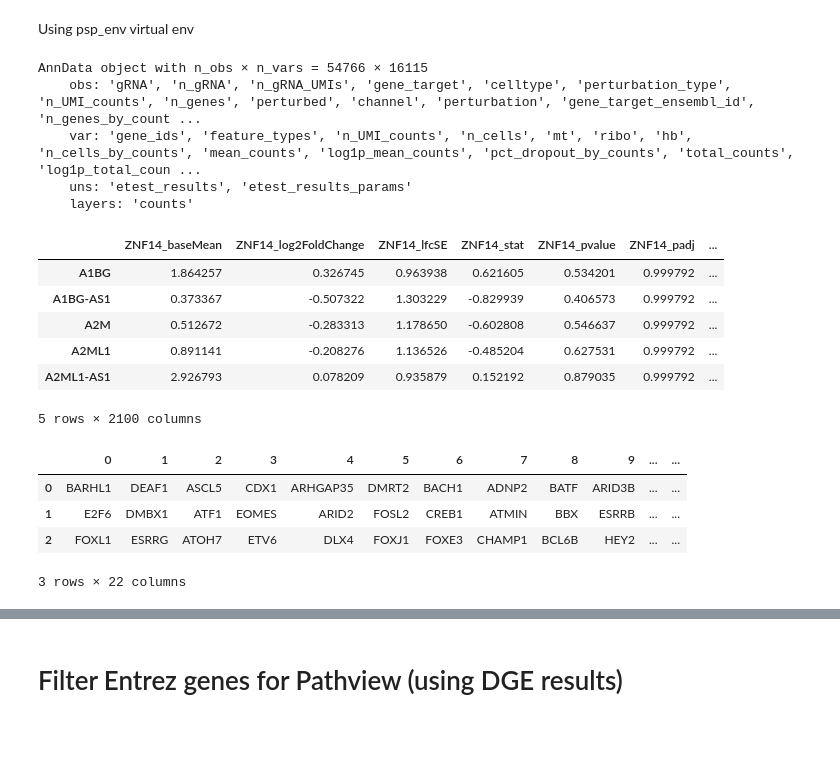
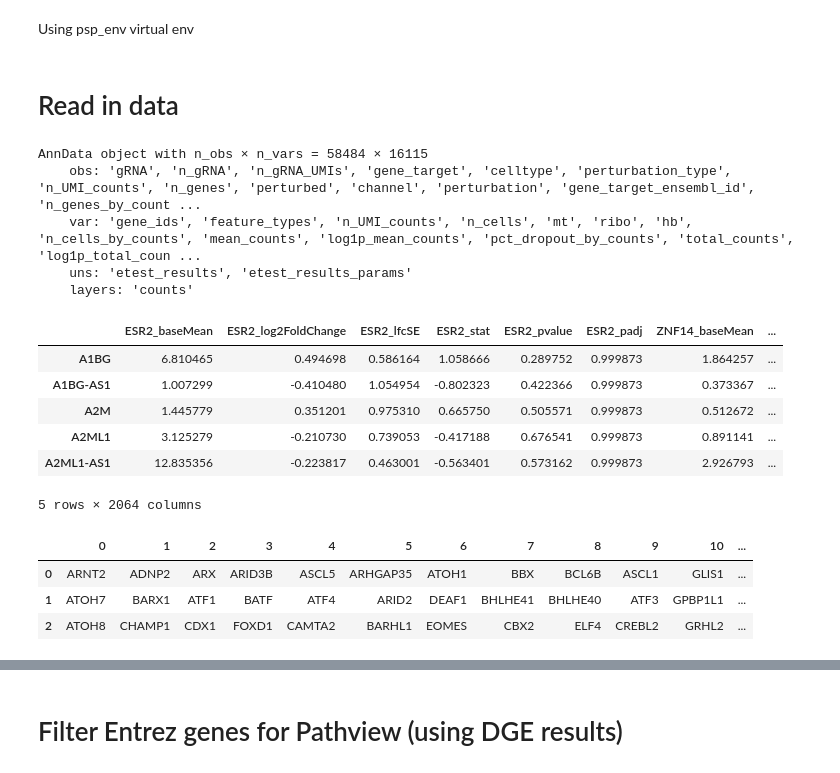
Before and after one commit to subramaniam-lab-ucsd/tf-project, a Jupyter notebook: tf_project_analysis.ipynb, the cells around one changed output, grey strips where cells are left out. Cells and saved outputs as stored; diff of their text form; code cells hidden in the pictures; blank space fills up the shorter version.

```diff
--- a/tf_project_analysis.ipynb
+++ b/tf_project_analysis.ipynb
@@ -33,38 +33,39 @@ import matplotlib.pyplot as plt
 import seaborn as sns
 sns.set_style("white")
 from biothings_client import get_client
+# %% [markdown]
+# Read in data
 # %%
-filepath = "/home/ranwyl/data_tf_project/KOLF_Pan_Genome_Alpha_CPMnorm_KD_ETest_Gene_gRNA_Filtered.h5ad"
+filepath = "/home/ranwyl/data_tf_project/KOLF_Pan_Genome_Alpha_CPMnorm_KD_ETest_Gene_gRNA25_Filtered.h5ad"
 adata = psp.utils.read_anndata(filepath)
 adata
 # %% [output]
-AnnData object with n_obs × n_vars = 54766 × 16115
+AnnData object with n_obs × n_vars = 58484 × 16115
     obs: 'gRNA', 'n_gRNA', 'n_gRNA_UMIs', 'gene_target', 'celltype', 'perturbation_type', 'n_UMI_counts', 'n_genes', 'perturbed', 'channel', 'perturbation', 'gene_target_ensembl_id', 'n_genes_by_count ...
     var: 'gene_ids', 'feature_types', 'n_UMI_counts', 'n_cells', 'mt', 'ribo', 'hb', 'n_cells_by_counts', 'mean_counts', 'log1p_mean_counts', 'pct_dropout_by_counts', 'total_counts', 'log1p_total_coun ...
     uns: 'etest_results', 'etest_results_params'
     layers: 'counts'
 # %%
-filepath_pkl = "/home/ranwyl/results_tf_project/DE_results_matched_gene_target_DGE_GSEA_filt_lfc_shrink_renamed.pkl"
+filepath_pkl = "/home/ranwyl/results_tf_project/KOLF_DE_results_KD_shrunk_4-16-26_renamed.pkl"
 de_results = pd.read_pickle(filepath_pkl)
 de_results.head()
 # %% [output]
-|  | ZNF14_baseMean | ZNF14_log2FoldChange | ZNF14_lfcSE | ZNF14_stat | ZNF14_pvalue | ZNF14_padj | ... |
-| A1BG | 1.864257 | 0.326745 | 0.963938 | 0.621605 | 0.534201 | 0.999792 | ... |
-| A1BG-AS1 | 0.373367 | -0.507322 | 1.303229 | -0.829939 | 0.406573 | 0.999792 | ... |
-| A2M | 0.512672 | -0.283313 | 1.178650 | -0.602808 | 0.546637 | 0.999792 | ... |
-| A2ML1 | 0.891141 | -0.208276 | 1.136526 | -0.485204 | 0.627531 | 0.999792 | ... |
-| A2ML1-AS1 | 2.926793 | 0.078209 | 0.935879 | 0.152192 | 0.879035 | 0.999792 | ... |
+|  | ESR2_baseMean | ESR2_log2FoldChange | ESR2_lfcSE | ESR2_stat | ESR2_pvalue | ESR2_padj | ZNF14_baseMean | ... |
+| A1BG | 6.810465 | 0.494698 | 0.586164 | 1.058666 | 0.289752 | 0.999873 | 1.864257 | ... |
+| A1BG-AS1 | 1.007299 | -0.410480 | 1.054954 | -0.802323 | 0.422366 | 0.999873 | 0.373367 | ... |
+| A2M | 1.445779 | 0.351201 | 0.975310 | 0.665750 | 0.505571 | 0.999873 | 0.512672 | ... |
+| A2ML1 | 3.125279 | -0.210730 | 0.739053 | -0.417188 | 0.676541 | 0.999873 | 0.891141 | ... |
+| A2ML1-AS1 | 12.835356 | -0.223817 | 0.463001 | -0.563401 | 0.573162 | 0.999873 | 2.926793 | ... |
-5 rows × 2100 columns
+5 rows × 2064 columns
 # %%
-leiden_clusters_filepath = "/home/ranwyl/output_files_tf_project/leiden_clusters_2-18-26.csv"
+leiden_clusters_filepath = "/home/ranwyl/output_files_tf_project/KOLF_leiden_clusters_4-16-26.csv"
 leiden_clusters = pd.read_csv(leiden_clusters_filepath, header=0, index_col=0)
 leiden_clusters.head(3)
 # %% [output]
-|  | 0 | 1 | 2 | 3 | 4 | 5 | 6 | 7 | 8 | 9 | ... | ... |
-| 0 | BARHL1 | DEAF1 | ASCL5 | CDX1 | ARHGAP35 | DMRT2 | BACH1 | ADNP2 | BATF | ARID3B | ... | ... |
-| 1 | E2F6 | DMBX1 | ATF1 | EOMES | ARID2 | FOSL2 | CREB1 | ATMIN | BBX | ESRRB | ... | ... |
-| 2 | FOXL1 | ESRRG | ATOH7 | ETV6 | DLX4 | FOXJ1 | FOXE3 | CHAMP1 | BCL6B | HEY2 | ... | ... |
+|  | 0 | 1 | 2 | 3 | 4 | 5 | 6 | 7 | 8 | 9 | 10 | ... |
+| 0 | ARNT2 | ADNP2 | ARX | ARID3B | ASCL5 | ARHGAP35 | ATOH1 | BBX | BCL6B | ASCL1 | GLIS1 | ... |
+| 1 | ATOH7 | BARX1 | ATF1 | BATF | ATF4 | ARID2 | DEAF1 | BHLHE41 | BHLHE40 | ATF3 | GPBP1L1 | ... |
+| 2 | ATOH8 | CHAMP1 | CDX1 | FOXD1 | CAMTA2 | BARHL1 | EOMES | CBX2 | ELF4 | CREBL2 | GRHL2 | ... |
-3 rows × 22 columns
 # %%
 leiden_clusters.tail(3)
 # %% [output]
```
Also changed, not shown: parts of 46 cells of this notebook.
